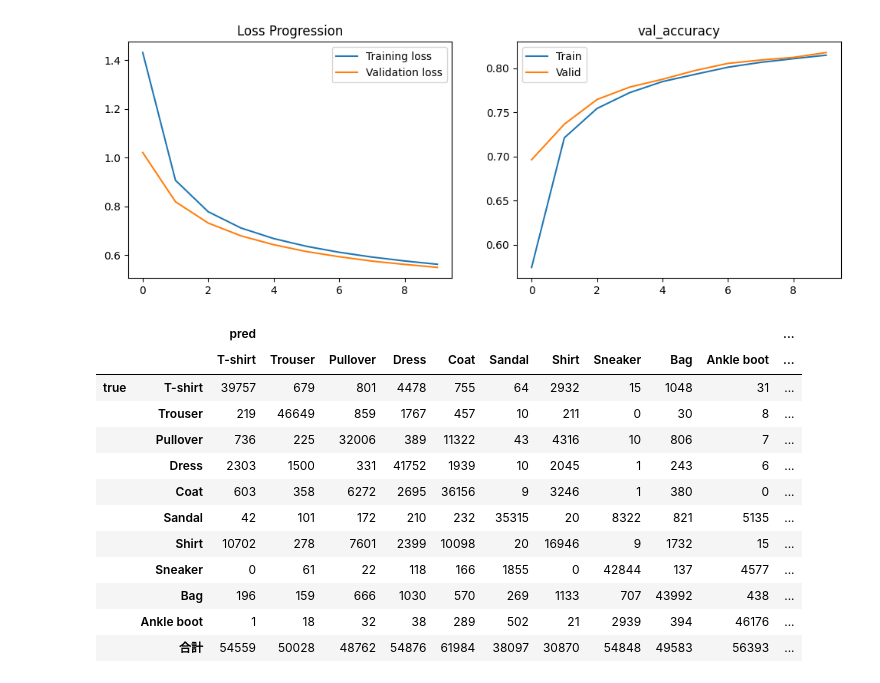
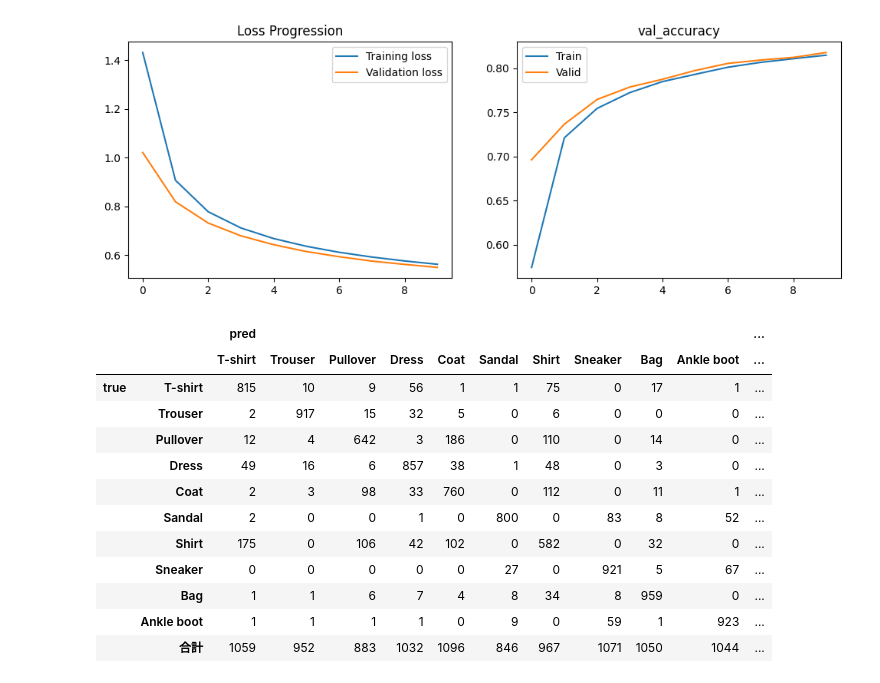
Before and after one commit to ladybug-tentoumushi/Fashion_MNIST, a Jupyter notebook: fashion_mnist.ipynb, the cells around one changed output. Saved outputs shown, nothing was run; the diff lists cells and outputs as text; code cells hidden in the pictures.

```diff
--- a/fashion_mnist.ipynb
+++ b/fashion_mnist.ipynb
@@ -133,10 +133,6 @@ history = {
     'val_loss': [],
     'val_accuracy': []
 }
-
-# confusion_matrix_1: make list
-t_true = []
-t_pred_cm = []
 
 for epoch in range(n_epochs):
     losses_train = []
@@ -173,15 +169,13 @@ for epoch in range(n_epochs):
         acc = torch.where(t - pred.to("cpu") == 0, torch.ones_like(t), torch.zeros_like(t))
         train_num += acc.size()[0]
         train_true_num += acc.sum().item()
-        # confusion_matrix_3: extend list
-        t_true.extend(t.tolist())
-        t_pred_cm.extend(pred.tolist())
 
     mlp.eval()  # Eval mode (do not compute gradients)
     for x, t in dataloader_valid:
         t_hot = torch.eye(10)[t]
 
         x = x.to(device)
+        t_hot = t_hot.to(device)
 
         y = mlp(x)
 
@@ -265,28 +259,45 @@ plt.show()
 # %%
 class_name = ['T-shirt', 'Trouser', 'Pullover', 'Dress', 'Coat',
                'Sandal', 'Shirt', 'Sneaker', 'Bag', 'Ankle boot']
 
+# --- 検証データを使った最終評価 ---
+val_images = []
+val_true_labels = []
+val_pred_labels = []
+
+mlp.eval()
+with torch.no_grad():
+    for x, t in dataloader_valid: # 検証データから取り出し
+        x_dev = x.to(device)
+        y = mlp(x_dev)
+        pred = y.argmax(1).cpu().tolist()
+
+        val_images.extend(x.numpy())
+        val_true_labels.extend(t.tolist())
+        val_pred_labels.extend(pred)
+
+val_images = np.array(val_images)
+
 # 混合行列表示
-cm = confusion_matrix(t_true, t_pred_cm)
-# cm_df = pd.DataFrame(cm, index=[f"true_{c}" for c in class_name], columns=[f"pred_{c}" for c in class_name])
+cm = confusion_matrix(val_true_labels, val_pred_labels)
 cm_df = pd.DataFrame(cm, index=[["true"]*len(class_name), class_name], columns=[["pred"]*len(class_name), class_name])
 # 合計追加
 cm_df[("pred", "合計")] = cm_df.sum(axis=1)
 cm_df.loc[("true", "合計"), :] = cm_df.sum(axis=0)
-cm_df= cm_df.astype(int)
+cm_df = cm_df.astype(int)
 # 表示
 display(cm_df.style.background_gradient(cmap="Blues", subset=pd.IndexSlice[cm_df.index[:-1], cm_df.columns[:-1]]))
 # %% [output]
 |  |  | pred |  |  |  |  |  |  |  |  |  | ... |
 |  |  | T-shirt | Trouser | Pullover | Dress | Coat | Sandal | Shirt | Sneaker | Bag | Ankle boot | ... |
-| true | T-shirt | 39757 | 679 | 801 | 4478 | 755 | 64 | 2932 | 15 | 1048 | 31 | ... |
-|  | Trouser | 219 | 46649 | 859 | 1767 | 457 | 10 | 211 | 0 | 30 | 8 | ... |
-|  | Pullover | 736 | 225 | 32006 | 389 | 11322 | 43 | 4316 | 10 | 806 | 7 | ... |
-|  | Dress | 2303 | 1500 | 331 | 41752 | 1939 | 10 | 2045 | 1 | 243 | 6 | ... |
-|  | Coat | 603 | 358 | 6272 | 2695 | 36156 | 9 | 3246 | 1 | 380 | 0 | ... |
-|  | Sandal | 42 | 101 | 172 | 210 | 232 | 35315 | 20 | 8322 | 821 | 5135 | ... |
-|  | Shirt | 10702 | 278 | 7601 | 2399 | 10098 | 20 | 16946 | 9 | 1732 | 15 | ... |
-|  | Sneaker | 0 | 61 | 22 | 118 | 166 | 1855 | 0 | 42844 | 137 | 4577 | ... |
-|  | Bag | 196 | 159 | 666 | 1030 | 570 | 269 | 1133 | 707 | 43992 | 438 | ... |
-|  | Ankle boot | 1 | 18 | 32 | 38 | 289 | 502 | 21 | 2939 | 394 | 46176 | ... |
-|  | 合計 | 54559 | 50028 | 48762 | 54876 | 61984 | 38097 | 30870 | 54848 | 49583 | 56393 | ... |
+| true | T-shirt | 815 | 10 | 9 | 56 | 1 | 1 | 75 | 0 | 17 | 1 | ... |
+|  | Trouser | 2 | 917 | 15 | 32 | 5 | 0 | 6 | 0 | 0 | 0 | ... |
+|  | Pullover | 12 | 4 | 642 | 3 | 186 | 0 | 110 | 0 | 14 | 0 | ... |
+|  | Dress | 49 | 16 | 6 | 857 | 38 | 1 | 48 | 0 | 3 | 0 | ... |
+|  | Coat | 2 | 3 | 98 | 33 | 760 | 0 | 112 | 0 | 11 | 1 | ... |
+|  | Sandal | 2 | 0 | 0 | 1 | 0 | 800 | 0 | 83 | 8 | 52 | ... |
+|  | Shirt | 175 | 0 | 106 | 42 | 102 | 0 | 582 | 0 | 32 | 0 | ... |
+|  | Sneaker | 0 | 0 | 0 | 0 | 0 | 27 | 0 | 921 | 5 | 67 | ... |
+|  | Bag | 1 | 1 | 6 | 7 | 4 | 8 | 34 | 8 | 959 | 0 | ... |
+|  | Ankle boot | 1 | 1 | 1 | 1 | 0 | 9 | 0 | 59 | 1 | 923 | ... |
+|  | 合計 | 1059 | 952 | 883 | 1032 | 1096 | 846 | 967 | 1071 | 1050 | 1044 | ... |
```
Also changed, not shown: parts of 4 cells of this notebook.
